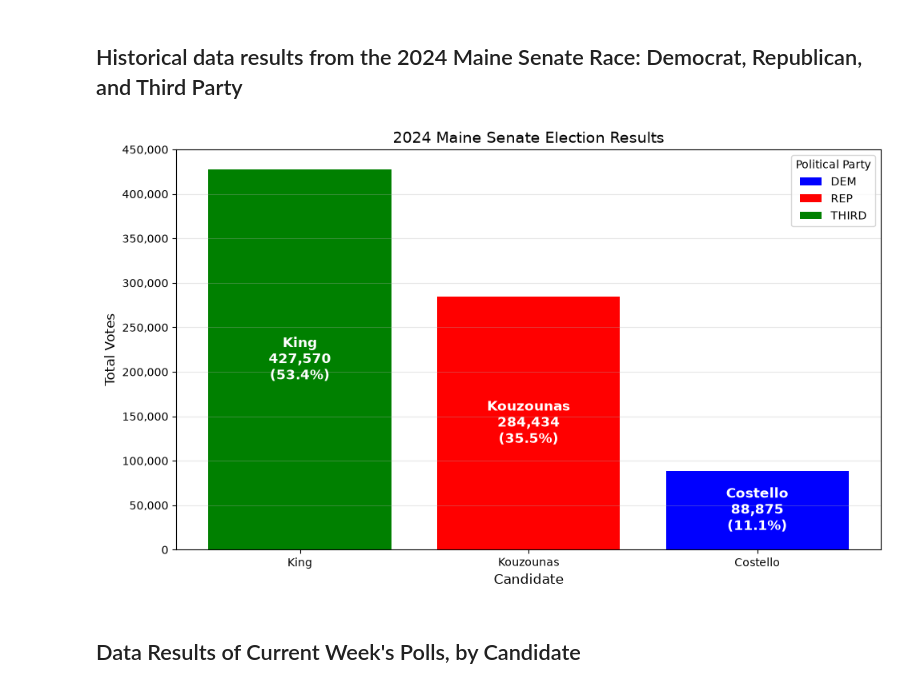
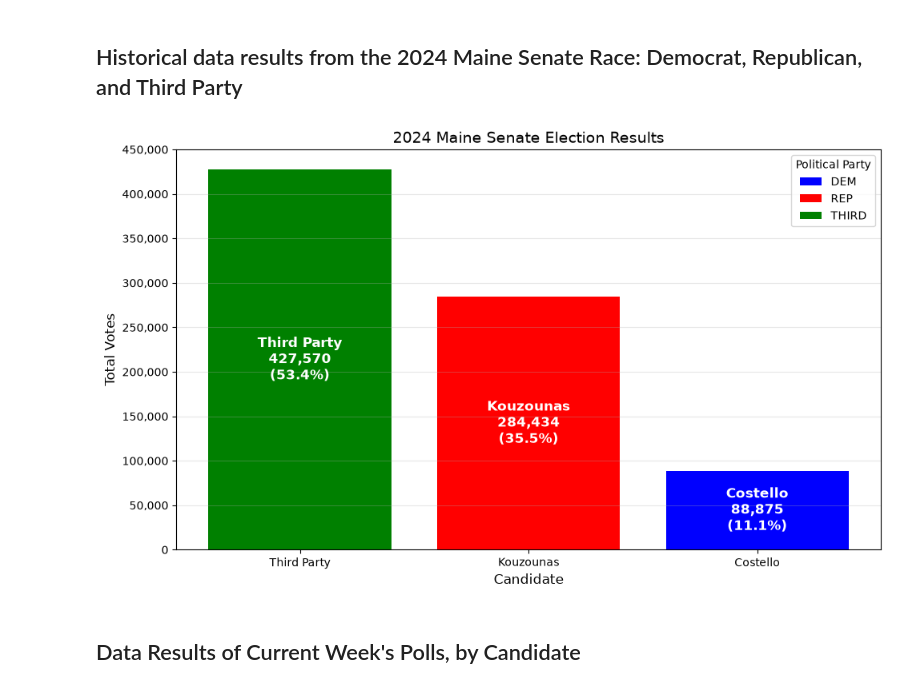
Before and after one commit to ktkt9898/CS-Senior-Project, a Jupyter notebook: Maine_Analysis.ipynb, the cells around one changed output. Saved outputs shown, nothing was run; the diff lists cells and outputs as text; code cells hidden in the pictures.

```diff
--- a/Maine_Analysis.ipynb
+++ b/Maine_Analysis.ipynb
@@ -23,7 +23,7 @@ rep_percentage = (rep_results / (dem_results + rep_results + third_party_results
 third_party_percentage = (third_party_results / (dem_results + rep_results + third_party_results)) * 100
 data_2024 = pd.DataFrame([{'Answer': 'Costello', 'Political Party': 'DEM', 'Results': dem_results, 'Percentage': dem_percentage},
                           {'Answer': 'Kouzounas', 'Political Party': 'REP', 'Results': rep_results, 'Percentage': rep_percentage},
-                          {'Answer': 'King', 'Political Party': 'NONE', 'Results': third_party_results, 'Percentage': third_party_percentage}])
+                          {'Answer': 'Third Party', 'Political Party': 'NONE', 'Results': third_party_results, 'Percentage': third_party_percentage}])
 
 # Sort by sample size (largest first)
 data_2024 = data_2024.sort_values('Results', ascending=False)
@@ -72,34 +72,34 @@ for i, (candidate, results, percentage) in enumerate(zip(data_2024['Answer'],
 
     # Create the label text with candidate name, votes, and percentage
     label_text = f"{candidate}\n{votes_formatted}\n({percentage:.1f}%)"
 
     # Place text inside the bar (centered, with some offset from bottom)
     plt.text(i, results / 2,  # Position at half the bar height
              label_text,
              ha='center',
              va='center',
              fontsize=12,
              fontweight='bold',
              color='white')  # White text for contrast
 
 plt.xlabel('Candidate', fontsize=12)
 plt.ylabel('Total Votes', fontsize=12)
 plt.title('2024 Maine Senate Election Results', fontsize=14)
 
 # Format y-axis to show numbers with commas
 plt.gca().yaxis.set_major_formatter(plt.FuncFormatter(lambda x, p: format(int(x), ',')))
 plt.grid(axis='y', alpha=0.3)
 
 # Set y-axis limit to ensure bars are fully visible
 plt.ylim(0, 450000)
 
 # Add legend
 plt.legend(handles=legend_elements, title='Political Party', loc='upper right')
 
 plt.tight_layout()
 plt.show()
 # %% [output]
-[figure, old version]
+[figure, new version]
 # %% [markdown]
 ## Data Results of Current Week's Polls, by Candidate
 # %%
```
Also changed, not shown: 5 other files.
